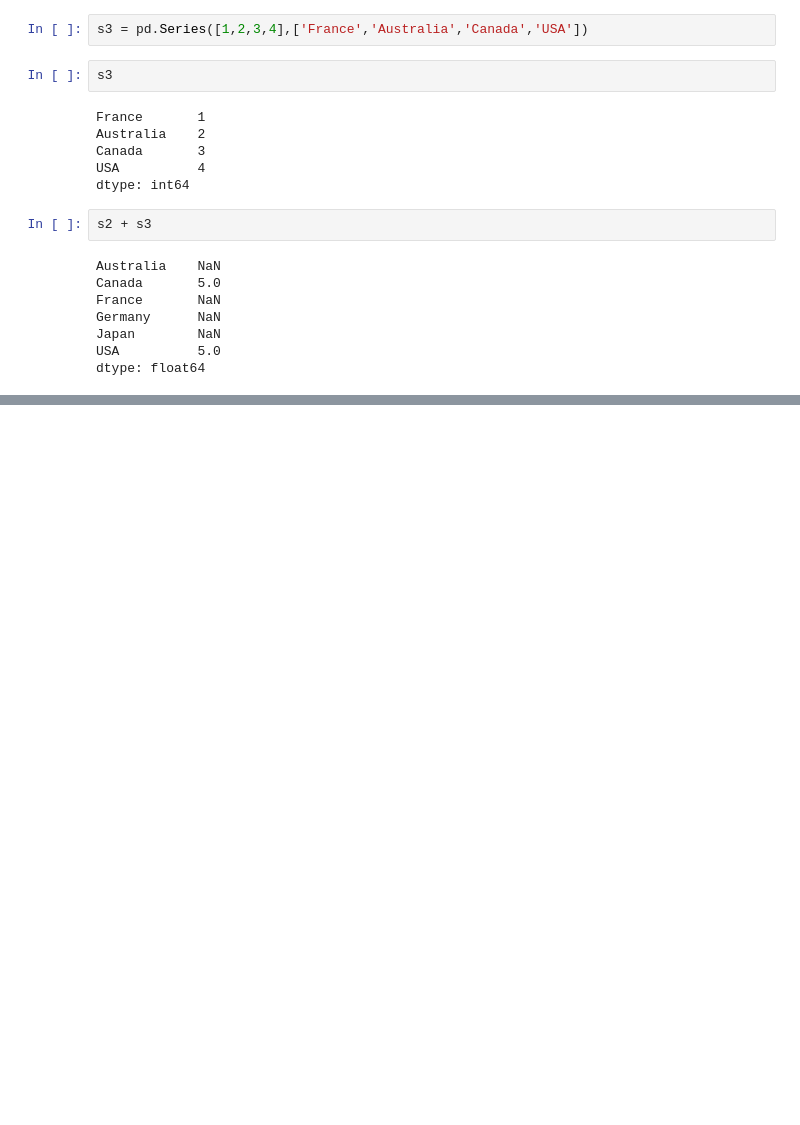
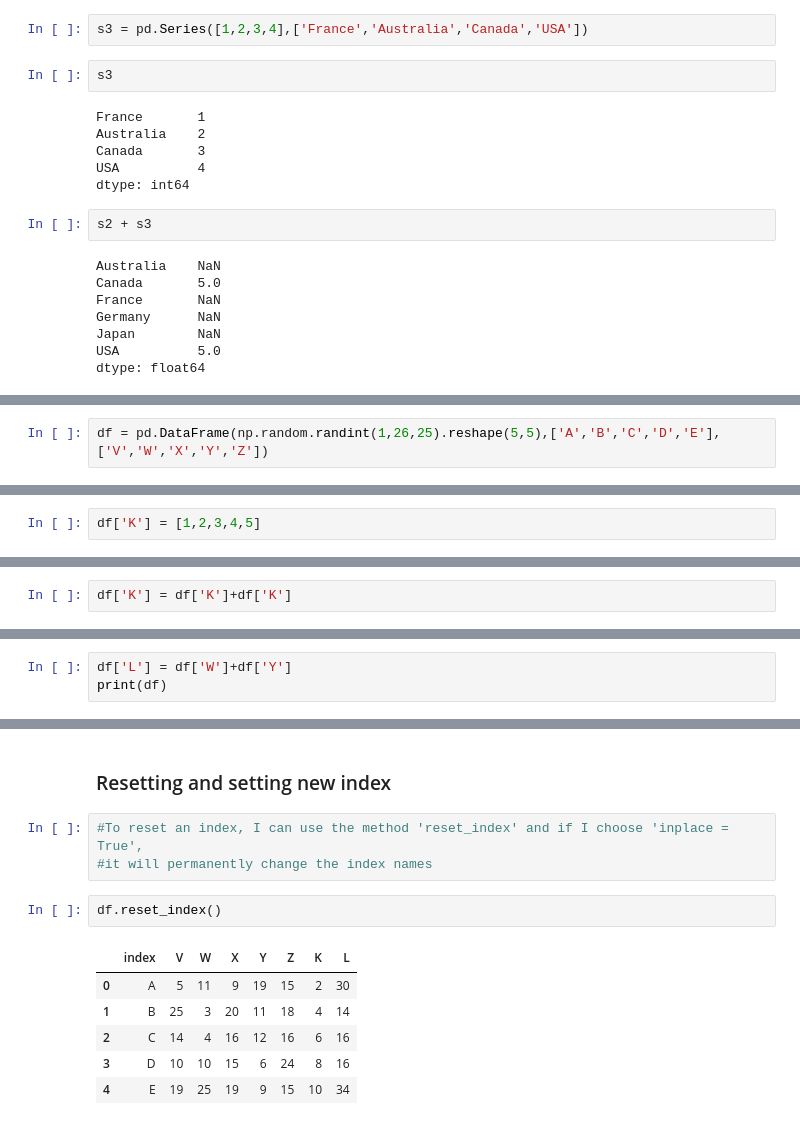
Before and after one commit to Kartikeya-Srivastava/Python_Learning, a Jupyter notebook: Pandas.ipynb, the cells around one changed output, grey strips where cells are left out. Drawn from its saved outputs; the diff is of its cells as text; blank space fills up the shorter version.

```diff
--- a/Pandas.ipynb
+++ b/Pandas.ipynb
@@ -56,0 +59,2 @@ dtype: float64
+# %%
+df = pd.DataFrame(np.random.randint(1,26,25).reshape(5,5),['A','B','C','D','E'],['V','W','X','Y','Z'])
@@ -56,0 +126,2 @@ dtype: float64
+# %%
+df['K'] = [1,2,3,4,5]
@@ -56,0 +137,2 @@ dtype: float64
+# %%
+df['K'] = df['K']+df['K']
@@ -56,0 +148,3 @@ dtype: float64
+# %%
+df['L'] = df['W']+df['Y']
+print(df)
@@ -56,0 +212,14 @@ dtype: float64
+# %% [markdown]
+### Resetting and setting new index
+# %%
+#To reset an index, I can use the method 'reset_index' and if I choose 'inplace = True',
+#it will permanently change the index names
+# %%
+df.reset_index()
+# %% [output]
+|  | index | V | W | X | Y | Z | K | L |
+| 0 | A | 5 | 11 | 9 | 19 | 15 | 2 | 30 |
+| 1 | B | 25 | 3 | 20 | 11 | 18 | 4 | 14 |
+| 2 | C | 14 | 4 | 16 | 12 | 16 | 6 | 16 |
+| 3 | D | 10 | 10 | 15 | 6 | 24 | 8 | 16 |
+| 4 | E | 19 | 25 | 19 | 9 | 15 | 10 | 34 |
```
Also changed, not shown: parts of 41 cells of this notebook, 1 other file.
